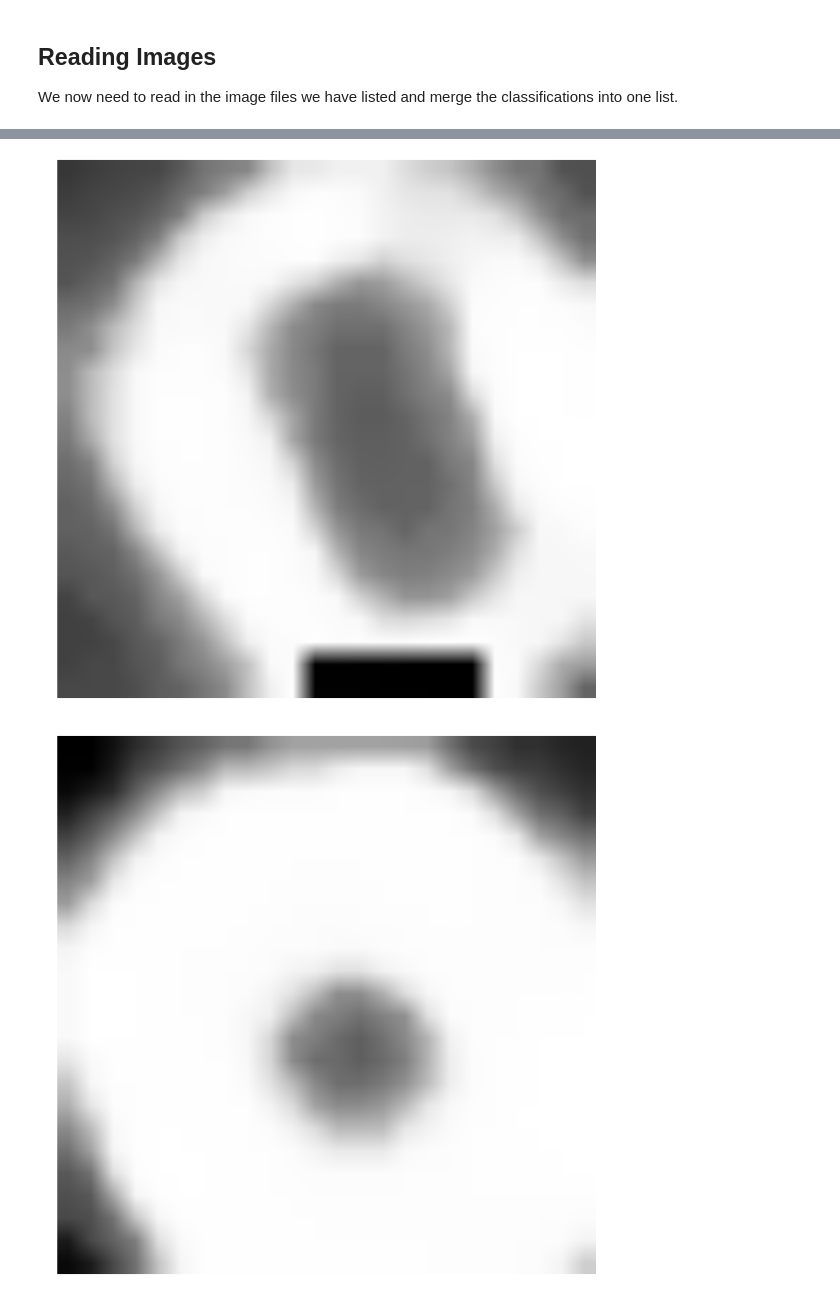
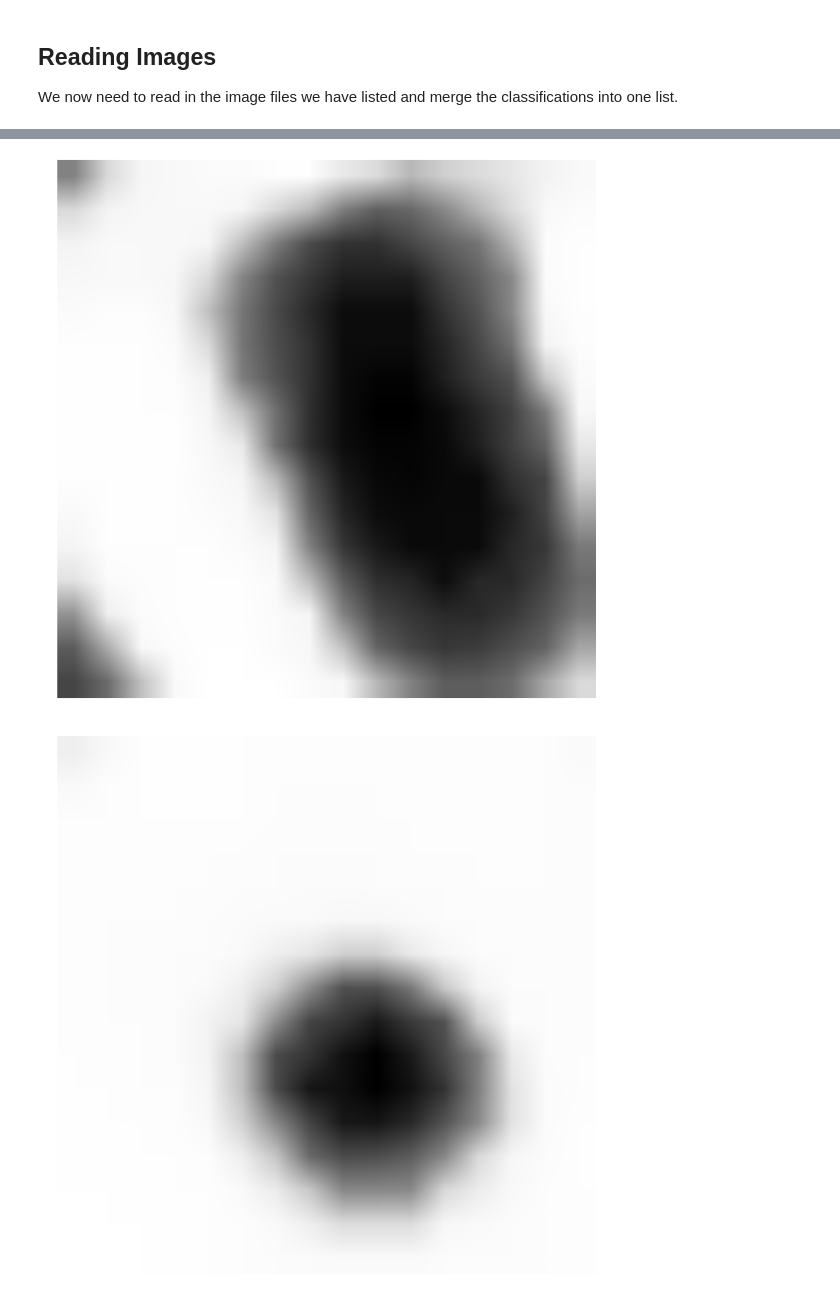
Before and after one commit to alistairwalsh/MLD, a Jupyter notebook: training_testing.ipynb, the cells around one changed output, grey strips where cells are left out. Drawn from its saved outputs; the diff is of its cells as text; code cells hidden in the pictures.

```diff
--- a/training_testing.ipynb
+++ b/training_testing.ipynb
@@ -100,19 +99,21 @@ Here we'll visualise the manipulations of a few different images before we apply
 # %%
 test_images = [rect_image, circle_image, queen_image]
 
 def modify_image(img):
     #img = cv2.blur(image, (5, 5))
     #img = cv2.GaussianBlur(image, (5, 5), 0)
     img = cv2.medianBlur(image, 5)
-    img += 10
-    #img * 1.9
+    #img += 10
+    img * 1.9
+
+    img = img[4:20,4:20]
     return img
 
 for image in test_images:
     image = modify_image(image)
     plt.figure(figsize = (15, 12))
     plt.axis('off')
     plt.imshow(image, cmap = cm.Greys_r)
 # %% [output]
-[figure, old version]
+[figure, new version]
-[figure, old version]
+[figure, new version]
```
Also changed, not shown: parts of 26 cells of this notebook, 4 other files.
